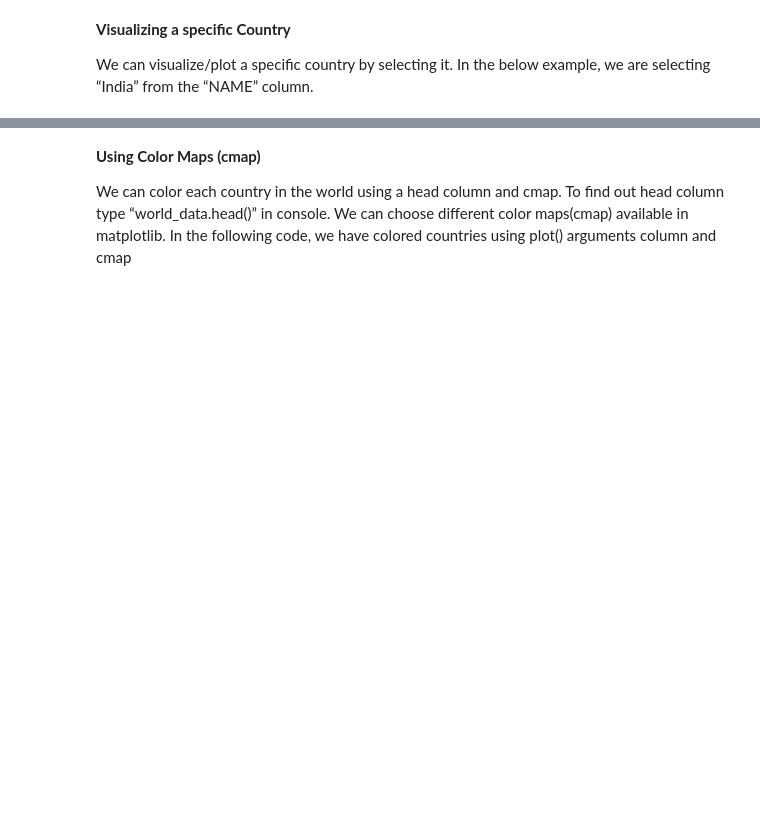
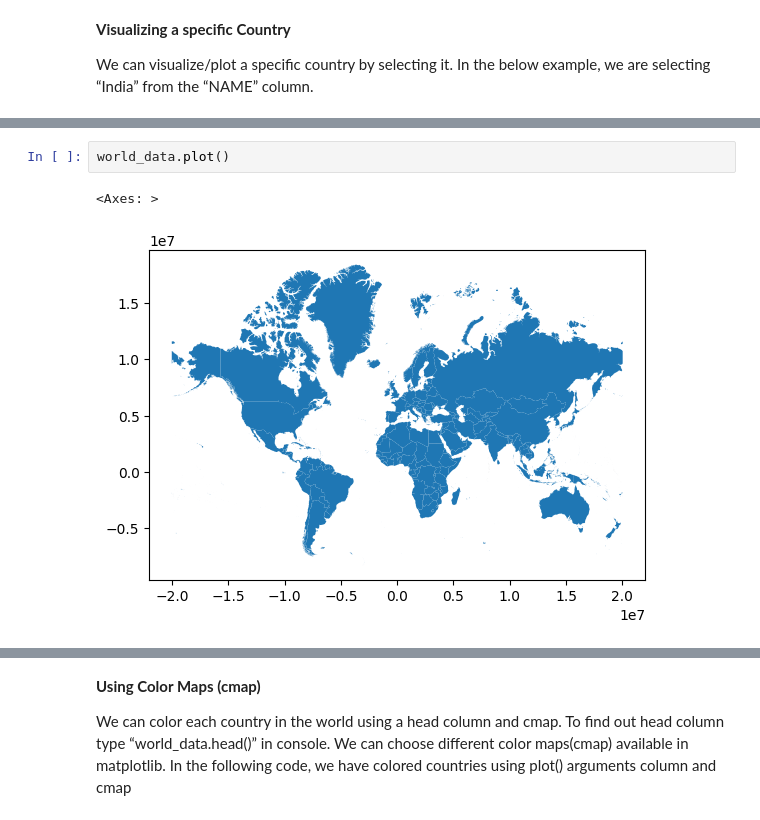
Before and after one commit to EmmanuelChinkaka/W24-GEOG271-Geographic-Data-Analysis-, a Jupyter notebook: NEW_DEMO/Working with Geospatial Data.ipynb, the cells around one changed output, grey strips where cells are left out. Drawn from its saved outputs; the diff is of its cells as text; blank space fills up the shorter version.

```diff
--- a/NEW_DEMO/Working with Geospatial Data.ipynb
+++ b/NEW_DEMO/Working with Geospatial Data.ipynb
@@ -171,6 +191,11 @@ Area of Use:
 Datum: World Geodetic System 1984 ensemble
 - Ellipsoid: WGS 84
 - Prime Meridian: Greenwich
+# %%
+world_data.plot()
+# %% [output]
+<Axes: >
+[figure, added]
 # %%
 # Changing the projection
 current_crs = world_data.crs
```
Also changed, not shown: parts of 10 cells of this notebook.
